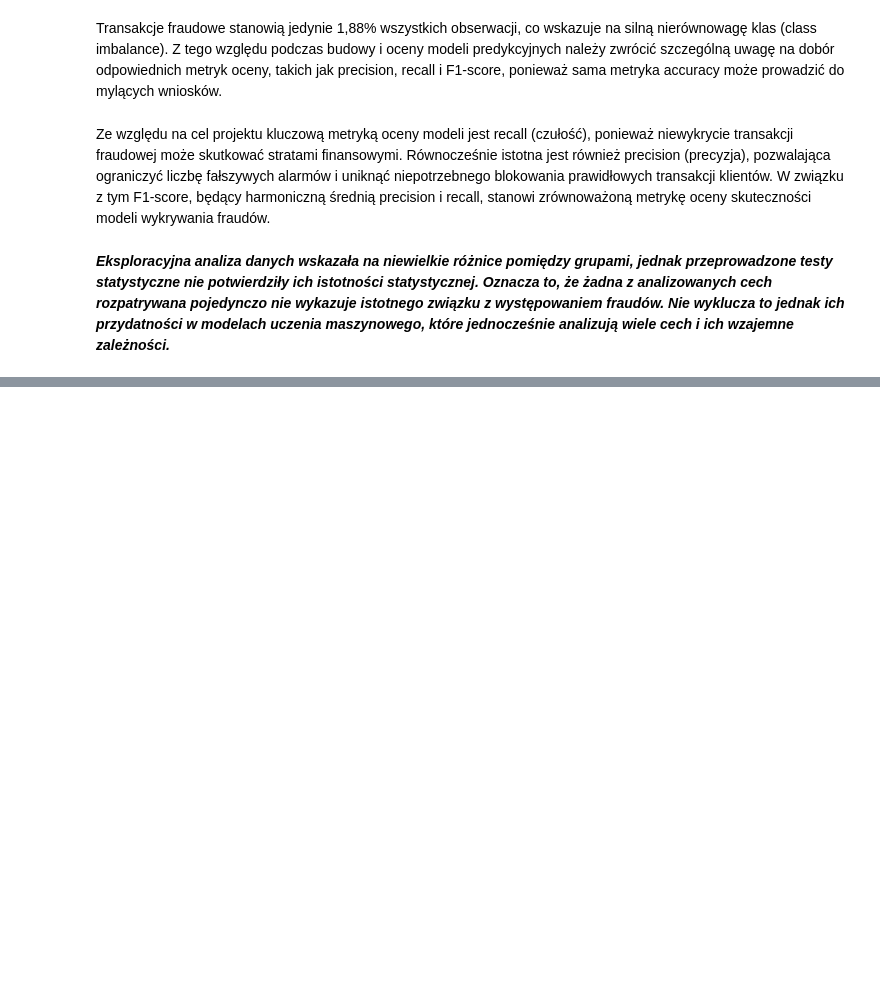
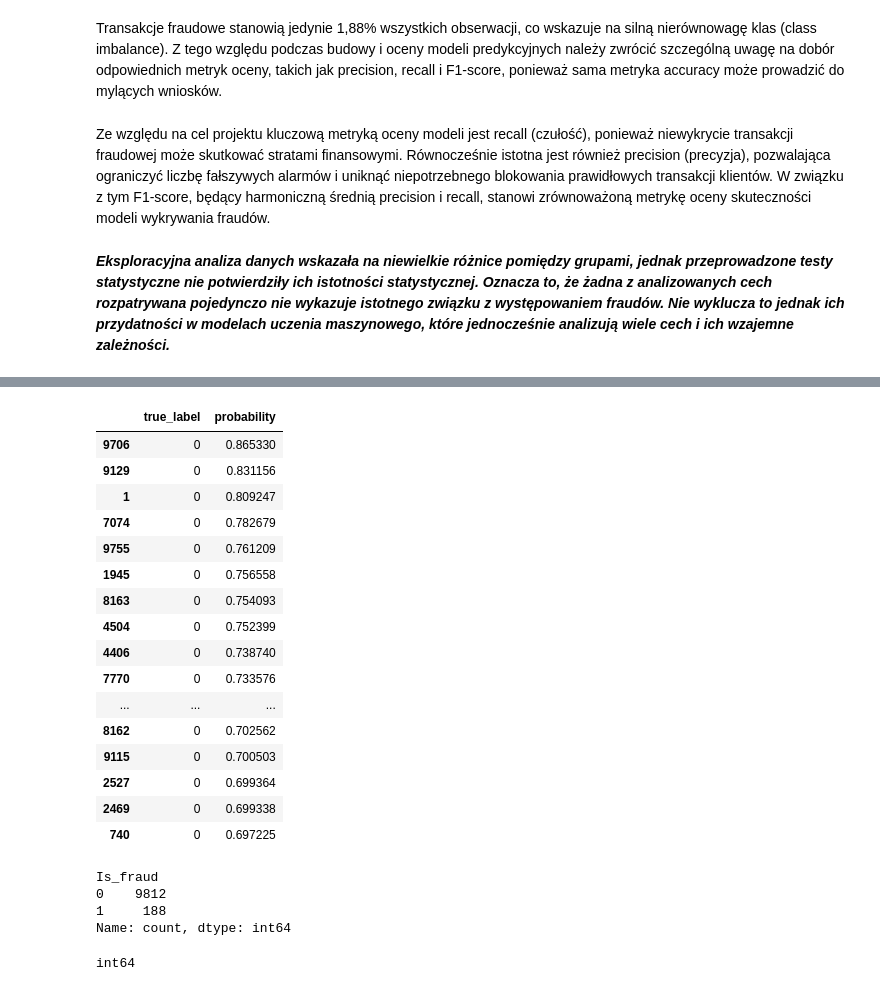
Before and after one commit to infoshareacademy/jdszr24-grupa-3, a Jupyter notebook: Fin_Brains_Notebook_1 (1).ipynb, the cells around one changed output, grey strips where cells are left out. Saved outputs shown, nothing was run; the diff lists cells and outputs as text; code cells hidden in the pictures; blank space fills up the shorter version.

```diff
--- a/Fin_Brains_Notebook_1 (1).ipynb
+++ b/Fin_Brains_Notebook_1 (1).ipynb
@@ -1015,0 +1266,41 @@ Ze względu na cel projektu kluczową metryką oceny modeli jest recall (czuło
+# %%
+import pandas as pd
+
+predictions = pd.DataFrame({
+    "true_label": y_test,
+    "probability": y_proba
+})
+
+predictions.sort_values(
+    by="probability",
+    ascending=False
+).head(20)
+# %% [output]
+|  | true_label | probability |
+| 9706 | 0 | 0.865330 |
+| 9129 | 0 | 0.831156 |
+| 1 | 0 | 0.809247 |
+| 7074 | 0 | 0.782679 |
+| 9755 | 0 | 0.761209 |
+| 1945 | 0 | 0.756558 |
+| 8163 | 0 | 0.754093 |
+| 4504 | 0 | 0.752399 |
+| 4406 | 0 | 0.738740 |
+| 7770 | 0 | 0.733576 |
+| ... | ... | ... |
+| 8162 | 0 | 0.702562 |
+| 9115 | 0 | 0.700503 |
+| 2527 | 0 | 0.699364 |
+| 2469 | 0 | 0.699338 |
+| 740 | 0 | 0.697225 |
+# %%
+print(df["Is_fraud"].value_counts())
+# %% [output]
+Is_fraud
+0    9812
+1     188
+Name: count, dtype: int64
+# %%
+print(df["Is_fraud"].dtype)
+# %% [output]
+int64
```
Also changed, not shown: parts of 63 cells of this notebook.
